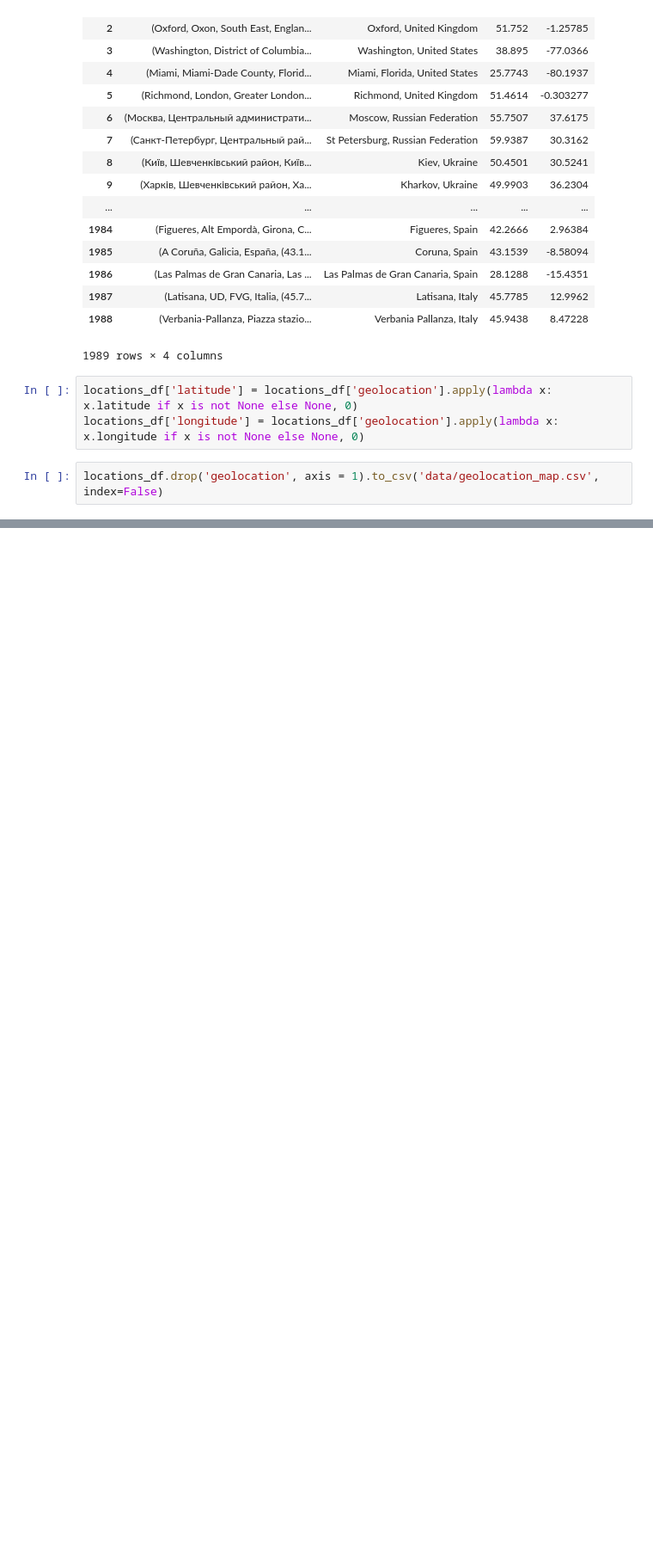
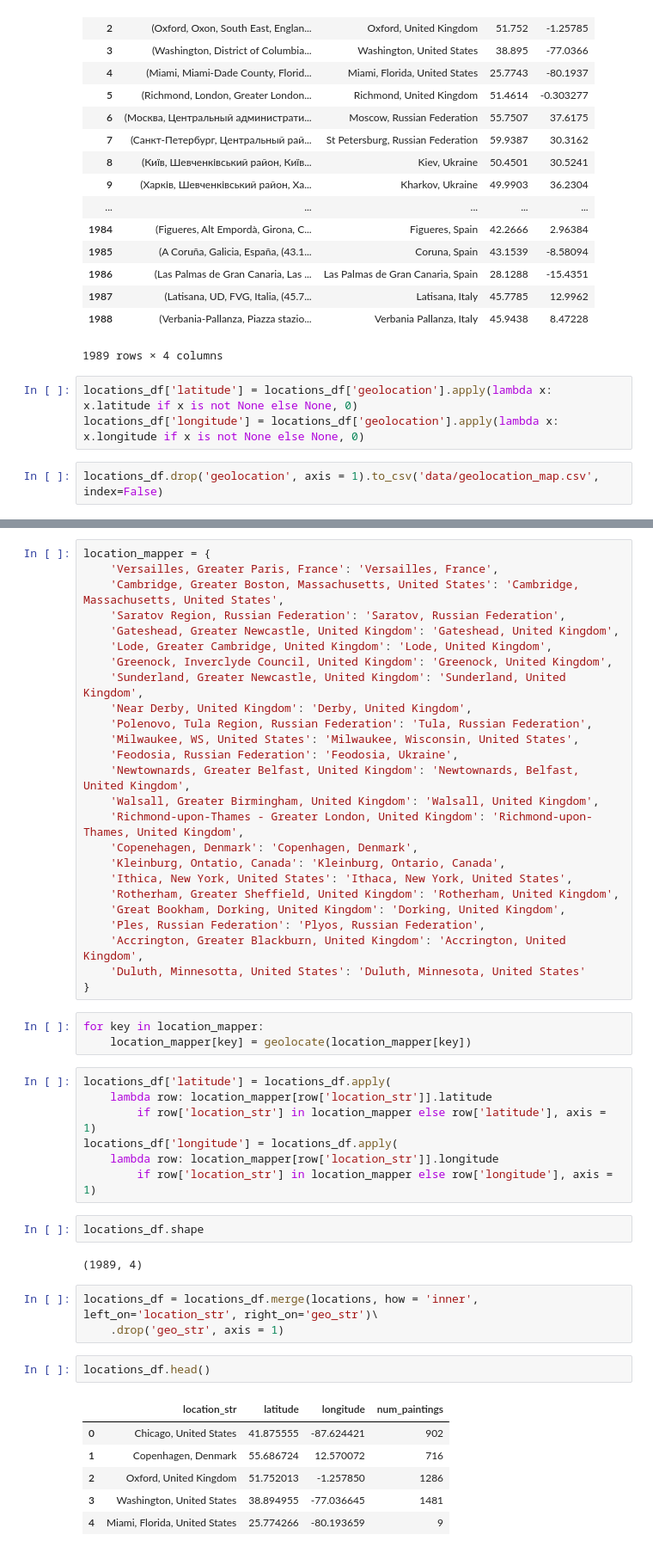
Before and after one commit to Tingting-Chang/painting-classifier, a Jupyter notebook: map.ipynb, the cells around one changed output, grey strips where cells are left out. Shown at 86% size. Drawn from its saved outputs; the diff is of its cells as text; blank space fills up the shorter version.

```diff
--- a/map.ipynb
+++ b/map.ipynb
@@ -179,0 +199,51 @@ locations_df.drop('geolocation', axis = 1).to_csv('data/geolocation_map.csv', in
+# %%
+location_mapper = {
+    'Versailles, Greater Paris, France': 'Versailles, France',
+    'Cambridge, Greater Boston, Massachusetts, United States': 'Cambridge, Massachusetts, United States',
+    'Saratov Region, Russian Federation': 'Saratov, Russian Federation',
+    'Gateshead, Greater Newcastle, United Kingdom': 'Gateshead, United Kingdom',
+    'Lode, Greater Cambridge, United Kingdom': 'Lode, United Kingdom',
+    'Greenock, Inverclyde Council, United Kingdom': 'Greenock, United Kingdom',
+    'Sunderland, Greater Newcastle, United Kingdom': 'Sunderland, United Kingdom',
+    'Near Derby, United Kingdom': 'Derby, United Kingdom',
+    'Polenovo, Tula Region, Russian Federation': 'Tula, Russian Federation',
+    'Milwaukee, WS, United States': 'Milwaukee, Wisconsin, United States',
+    'Feodosia, Russian Federation': 'Feodosia, Ukraine',
+    'Newtownards, Greater Belfast, United Kingdom': 'Newtownards, Belfast, United Kingdom',
+    'Walsall, Greater Birmingham, United Kingdom': 'Walsall, United Kingdom',
+    'Richmond-upon-Thames - Greater London, United Kingdom': 'Richmond-upon-Thames, United Kingdom',
+    'Copenehagen, Denmark': 'Copenhagen, Denmark',
+    'Kleinburg, Ontatio, Canada': 'Kleinburg, Ontario, Canada',
+    'Ithica, New York, United States': 'Ithaca, New York, United States',
+    'Rotherham, Greater Sheffield, United Kingdom': 'Rotherham, United Kingdom',
+    'Great Bookham, Dorking, United Kingdom': 'Dorking, United Kingdom',
+    'Ples, Russian Federation': 'Plyos, Russian Federation',
+    'Accrington, Greater Blackburn, United Kingdom': 'Accrington, United Kingdom',
+    'Duluth, Minnesotta, United States': 'Duluth, Minnesota, United States'
+}
+# %%
+for key in location_mapper:
+    location_mapper[key] = geolocate(location_mapper[key])
+# %%
+locations_df['latitude'] = locations_df.apply(
+    lambda row: location_mapper[row['location_str']].latitude
+        if row['location_str'] in location_mapper else row['latitude'], axis = 1)
+locations_df['longitude'] = locations_df.apply(
+    lambda row: location_mapper[row['location_str']].longitude
+        if row['location_str'] in location_mapper else row['longitude'], axis = 1)
+# %%
+locations_df.shape
+# %% [output]
+(1989, 4)
+# %%
+locations_df = locations_df.merge(locations, how = 'inner', left_on='location_str', right_on='geo_str')\
+    .drop('geo_str', axis = 1)
+# %%
+locations_df.head()
+# %% [output]
+|  | location_str | latitude | longitude | num_paintings |
+| 0 | Chicago, United States | 41.875555 | -87.624421 | 902 |
+| 1 | Copenhagen, Denmark | 55.686724 | 12.570072 | 716 |
+| 2 | Oxford, United Kingdom | 51.752013 | -1.257850 | 1286 |
+| 3 | Washington, United States | 38.894955 | -77.036645 | 1481 |
+| 4 | Miami, Florida, United States | 25.774266 | -80.193659 | 9 |
```
Also changed, not shown: parts of 11 cells of this notebook, 5 other files.
